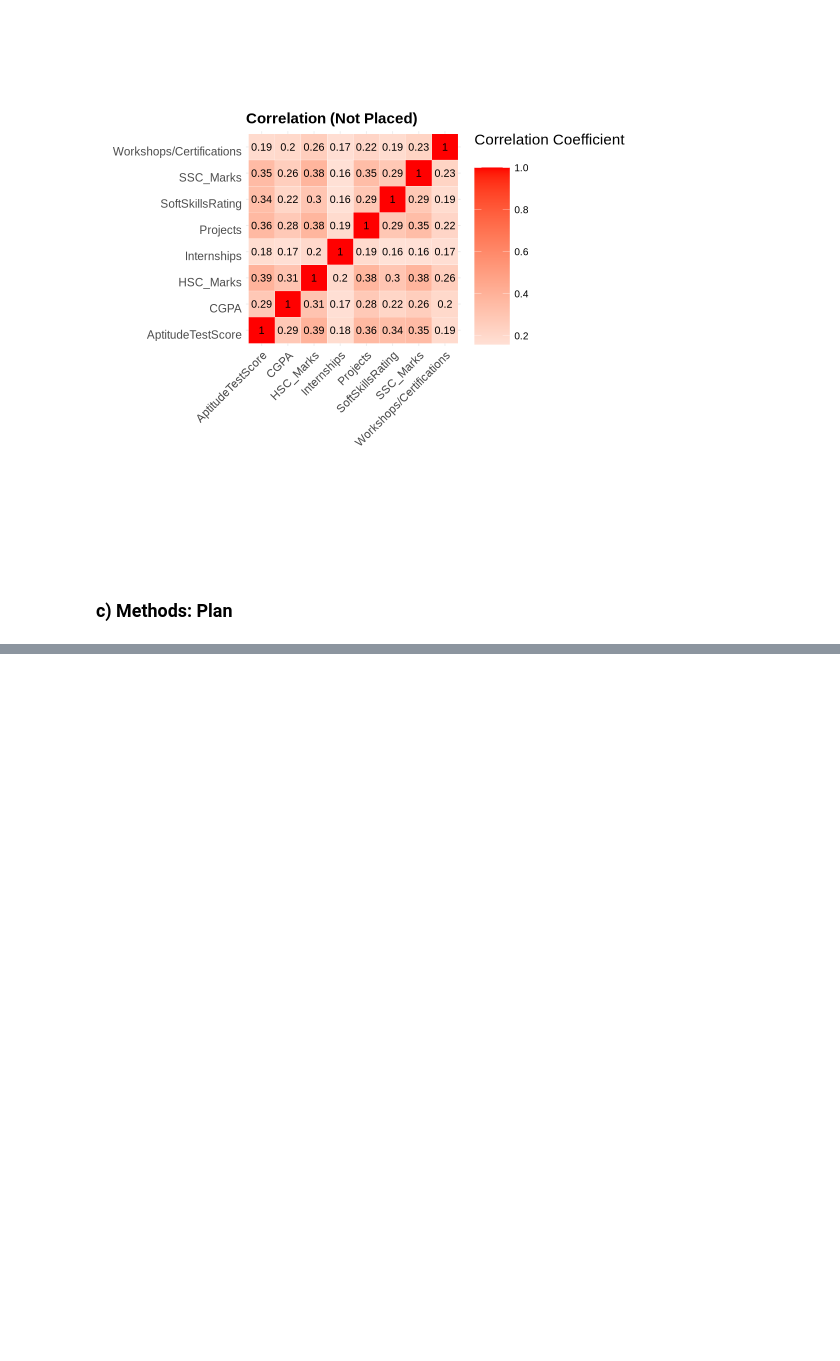
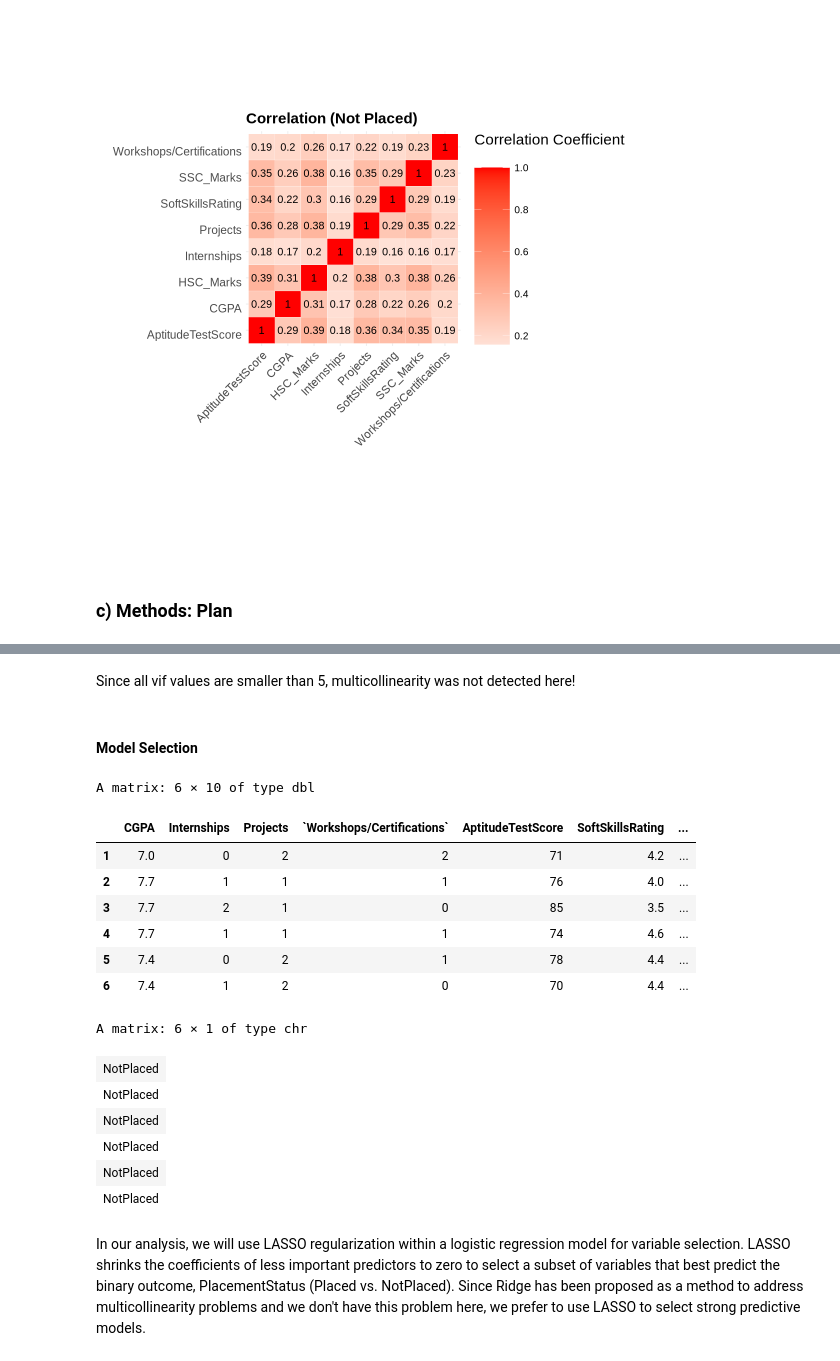
Before and after one commit to Sunnie568/STAT-301-group-project, a Jupyter notebook: Final Report.ipynb, the cells around one changed output, grey strips where cells are left out. Saved outputs shown, nothing was run; the diff lists cells and outputs as text; code cells hidden in the pictures; blank space fills up the shorter version.

Commit message:
Finished coding part for c) Methods: Plan

```diff
--- a/Final Report.ipynb
+++ b/Final Report.ipynb
@@ -237,0 +258,15 @@ plot_corr_matrix_not_placed
+# %%
+# Main developer: Xuyang Chen
+
+set.seed(1234) # Make sure the code is reproducible
+
+# Split data into training (70%) and testing (30%) sets
+placement_split <- placement_data %>%
+    initial_split(prop = 0.7, strata = PlacementStatus)
+
+placement_training <- training(placement_split)
+placement_testing <- testing(placement_split)
+
+# Full logistic regression model
+logit_model <- glm(PlacementStatus ~ . ,
+                   data = placement_training, family = binomial)
@@ -237,0 +290,32 @@ plot_corr_matrix_not_placed
+# %% [markdown]
+Since all vif values are smaller than 5, multicollinearity was not detected here!
+# %% [markdown]
+#### Model Selection
+# %%
+# Main developer: Xuyang Chen
+
+# Prepare matrix for glmnet (excluding intercept)
+model_matrix_X_train <- model.matrix(PlacementStatus ~ ., data = placement_training)[,-1]
+head(model_matrix_X_train)
+
+matrix_Y_train <-
+    as.matrix(placement_training$PlacementStatus, ncol = 1)
+head(matrix_Y_train)
+# %% [output]
+A matrix: 6 × 10 of type dbl
+|  | CGPA | Internships | Projects | `Workshops/Certifications` | AptitudeTestScore | SoftSkillsRating | ... |
+| 1 | 7.0 | 0 | 2 | 2 | 71 | 4.2 | ... |
+| 2 | 7.7 | 1 | 1 | 1 | 76 | 4.0 | ... |
+| 3 | 7.7 | 2 | 1 | 0 | 85 | 3.5 | ... |
+| 4 | 7.7 | 1 | 1 | 1 | 74 | 4.6 | ... |
+| 5 | 7.4 | 0 | 2 | 1 | 78 | 4.4 | ... |
+| 6 | 7.4 | 1 | 2 | 0 | 70 | 4.4 | ... |
+A matrix: 6 × 1 of type chr
+| NotPlaced |
+| NotPlaced |
+| NotPlaced |
+| NotPlaced |
+| NotPlaced |
+| NotPlaced |
+# %% [markdown]
+In our analysis, we will use LASSO regularization within a logistic regression model for variable selection. LASSO shrinks the coefficients of less important predictors to zero to select a subset of variables that best predict the binary outcome, PlacementStatus (Placed vs. NotPlaced). Since Ridge has been proposed as a method to address multicollinearity problems and we don't have this problem here, we prefer to use LASSO to select strong predictive models.
```
Also changed, not shown: parts of 19 cells of this notebook.
